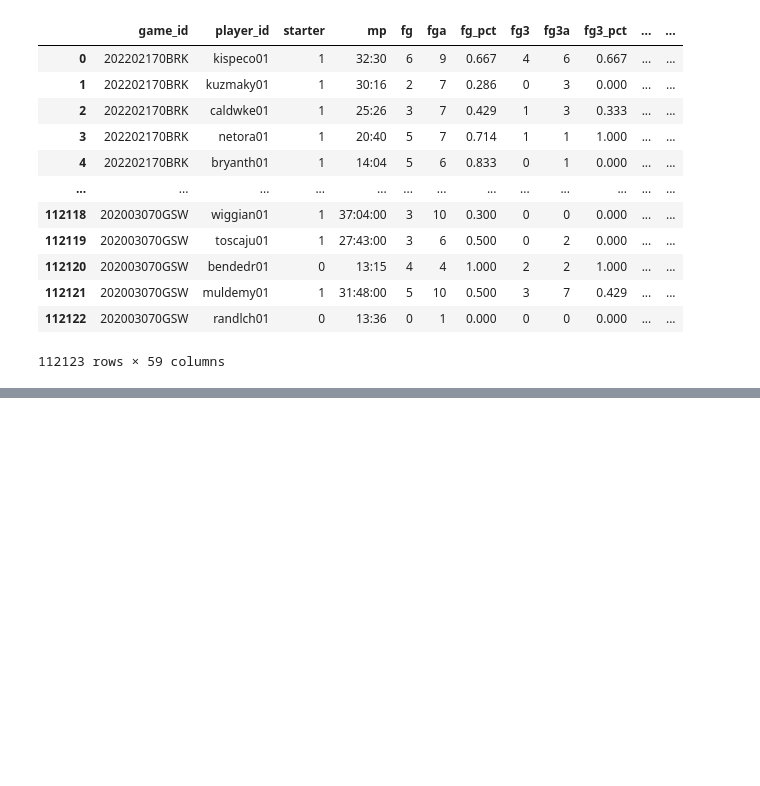
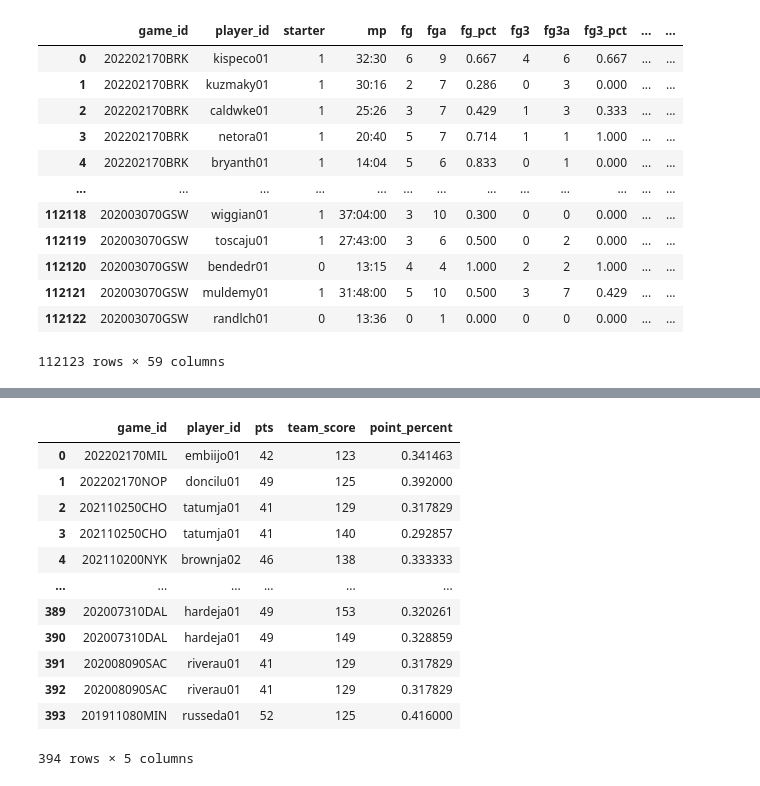
Before and after one commit to eanelson01/contrans2023, a Jupyter notebook: nba.ipynb, the cells around one changed output, grey strips where cells are left out. Cells and saved outputs as stored; diff of their text form; code cells hidden in the pictures; blank space fills up the shorter version.

```diff
--- a/nba.ipynb
+++ b/nba.ipynb
@@ -26,6 +26,10 @@ The key, the whole key, nothing but the key, so help me Codd
 # %%
 import numpy as np
 import pandas as pd
+import psycopg2
+from sqlalchemy import create_engine
+import os
+POSTGRES_PASSWORD = os.getenv('POSTGRES_PASSWORD')
 # %%
 nba = pd.read_csv('nba.csv', low_memory = False)
 # %% [markdown]
@@ -219,0 +241,12 @@ player_game
+# %%
+engine = create_engine('postgresql+psycopg2://{user}:{pw}@{service}/{db}'.format(
+    user = 'postgres',
+    pw = POSTGRES_PASSWORD,
+    service = 'postgres',
+    db = 'nba'
+))
+# %%
+games.columns = [x.lower() for x in games.columns]
+players.columns = [x.lower() for x in players.columns]
+team_game.columns = [x.lower() for x in team_game.columns]
+player_game.columns = [x.lower() for x in player_game.columns]
@@ -219,0 +326,26 @@ player_game
+# %%
+# all games where a player scores > 40, and team 120, and calculate % of team
+myquery = '''
+SELECT pg.game_id, pg.player_id, pg.pts, tg.team_score,
+    CAST(pg.pts AS float) / CAST(tg.team_score AS float) AS point_percent
+FROM player_game pg
+INNER JOIN team_game tg
+    ON pg.game_id = tg.game_id
+WHERE pg.pts > 40 AND tg.team_score > 120
+'''
+
+pd.read_sql_query(myquery, con=engine)
+# %% [output]
+|  | game_id | player_id | pts | team_score | point_percent |
+| 0 | 202202170MIL | embiijo01 | 42 | 123 | 0.341463 |
+| 1 | 202202170NOP | doncilu01 | 49 | 125 | 0.392000 |
+| 2 | 202110250CHO | tatumja01 | 41 | 129 | 0.317829 |
+| 3 | 202110250CHO | tatumja01 | 41 | 140 | 0.292857 |
+| 4 | 202110200NYK | brownja02 | 46 | 138 | 0.333333 |
+| ... | ... | ... | ... | ... | ... |
+| 389 | 202007310DAL | hardeja01 | 49 | 153 | 0.320261 |
+| 390 | 202007310DAL | hardeja01 | 49 | 149 | 0.328859 |
+| 391 | 202008090SAC | riverau01 | 41 | 129 | 0.317829 |
+| 392 | 202008090SAC | riverau01 | 41 | 129 | 0.317829 |
+| 393 | 201911080MIN | russeda01 | 52 | 125 | 0.416000 |
+394 rows × 5 columns
```
Also changed, not shown: parts of 9 cells of this notebook, 1 other file.
